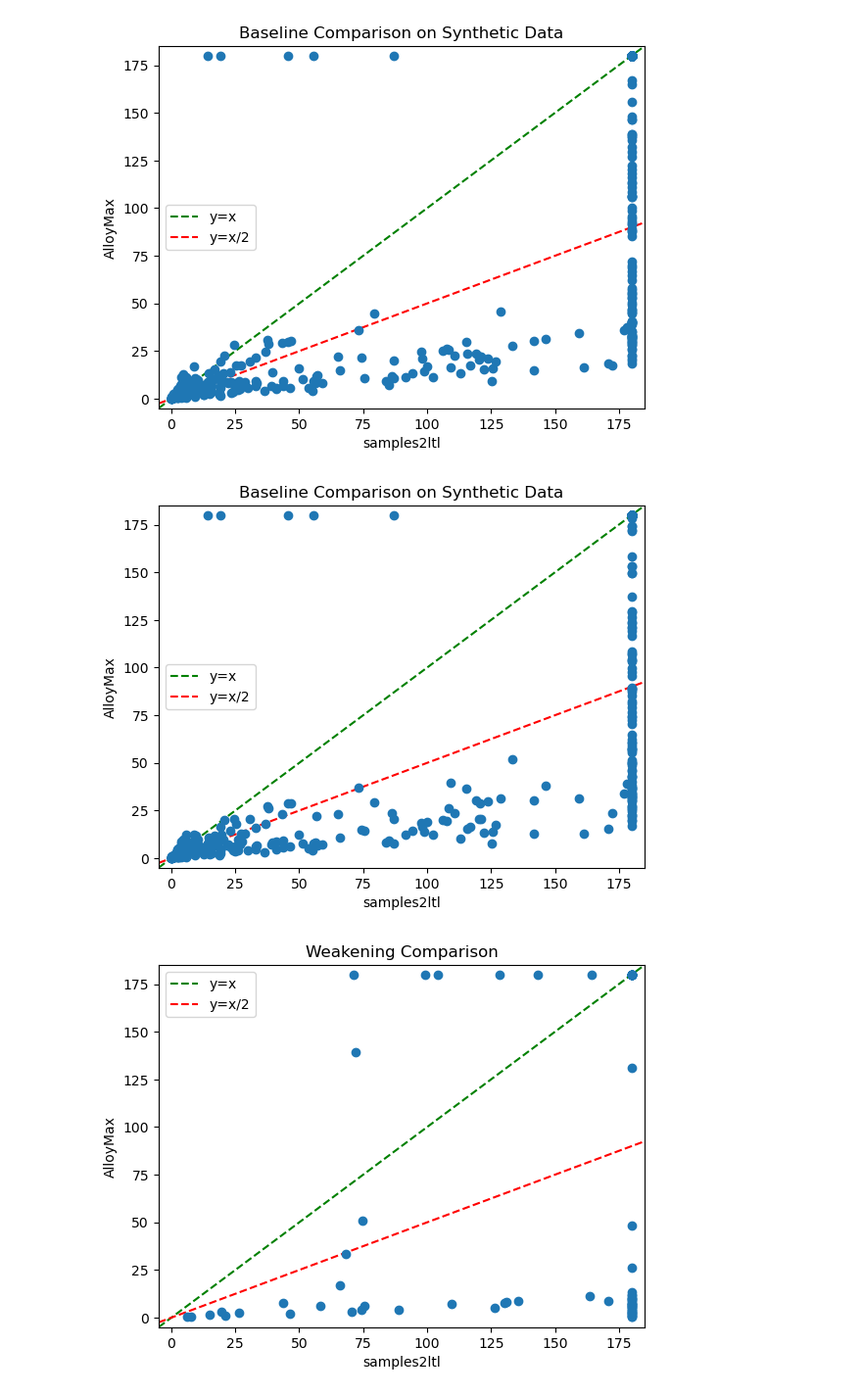
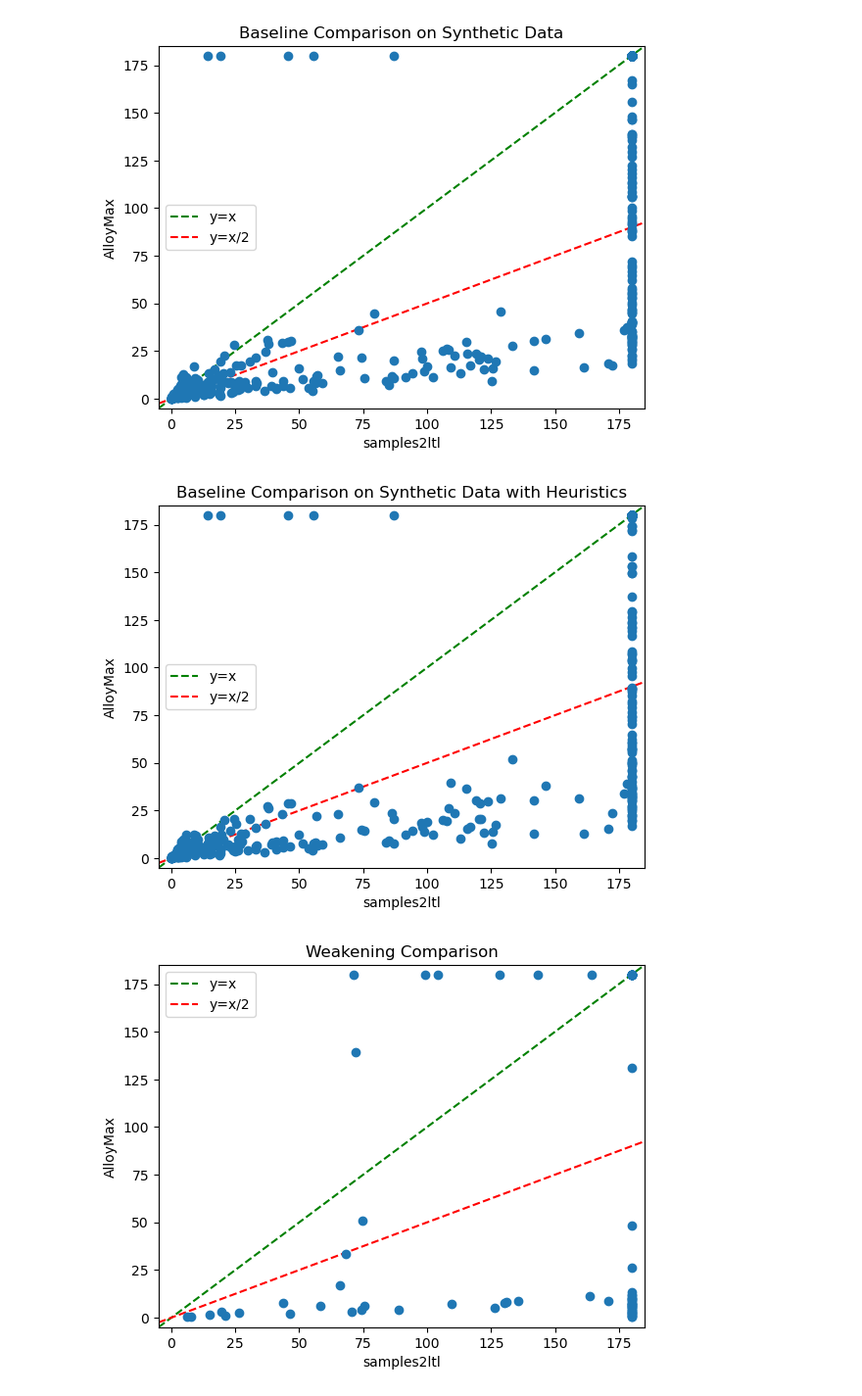
Before and after one commit to meluge/ATLASforFOL, a Jupyter notebook: benchmark_results/data_summary.ipynb, the cells around one changed output. Shown at 98% size. Cells and saved outputs as stored; diff of their text form; code cells hidden in the pictures.

```diff
--- a/benchmark_results/data_summary.ipynb
+++ b/benchmark_results/data_summary.ipynb
@@ -50,9 +50,9 @@ plot('baselines/baseline_stats_all.csv', 'baselines/baseline_alloy_all.csv', 'Ba
 # %% [output]
 [figure]
 # %%
-plot('baselines/baseline_stats_all.csv', 'baselines/baseline_until_alloy_all.csv', 'Baseline Comparison on Synthetic Data')
+plot('baselines/baseline_stats_all.csv', 'baselines/baseline_until_alloy_all.csv', 'Baseline Comparison on Synthetic Data with Heuristics')
 # %% [output]
-[figure, old version]
+[figure, new version]
 # %%
 plot('weakening/weakening_stats.csv', 'weakening/weakening_alloy_gr1.csv', 'Weakening Comparison')
 # %% [output]
```
Also changed, not shown: parts of 1 cell of this notebook, 2 other files.
